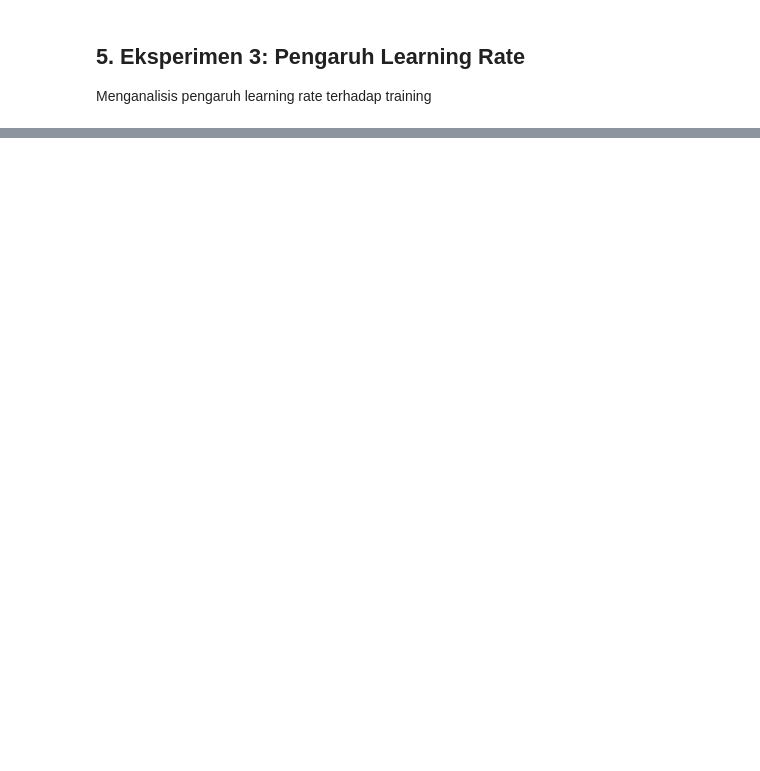
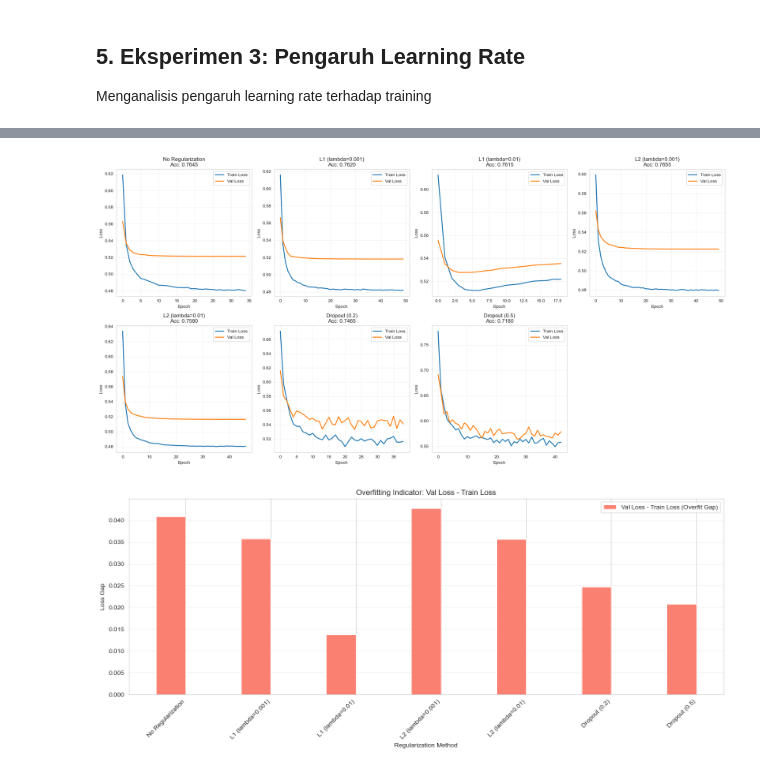
Before and after one commit to danenftyessir/Min-Satu-Ardell_Tubes-1_IF3270, a Jupyter notebook: src/testing.ipynb, the cells around one changed output, grey strips where cells are left out. Drawn from its saved outputs; the diff is of its cells as text; code cells hidden in the pictures; blank space fills up the shorter version.

```diff
--- a/src/testing.ipynb
+++ b/src/testing.ipynb
@@ -360,0 +908,50 @@ for lr, result in lr_results.items():
+# %%
+# Plot perbandingan regularisasi
+fig, axes = plt.subplots(2, 4, figsize=(20, 10))
+axes = axes.flatten()
+
+for i, (reg_name, result) in enumerate(reg_results.items()):
+    axes[i].plot(result['history']['train_loss'], label='Train Loss', linewidth=2)
+    axes[i].plot(result['history']['val_loss'], label='Val Loss', linewidth=2)
+    axes[i].set_title(f'{reg_name}\nAcc: {result["accuracy"]:.4f}')
+    axes[i].set_xlabel('Epoch')
+    axes[i].set_ylabel('Loss')
+    axes[i].legend()
+    axes[i].grid(True, alpha=0.3)
+
+# Remove empty subplot
+axes[7].axis('off')
+
+plt.tight_layout()
+plt.savefig('../data/experiment7_regularization.png', dpi=300, bbox_inches='tight')
+plt.show()
+
+# Plot perbandingan val loss gap (overfitting indicator)
+fig, ax = plt.subplots(figsize=(14, 6))
+
+reg_names = list(reg_results.keys())
+val_gaps = [reg_results[name]['final_val_loss'] - reg_results[name]['final_train_loss'] for name in reg_names]
+accuracies = [reg_results[name]['accuracy'] for name in reg_names]
+
+x = np.arange(len(reg_names))
+width = 0.35
+
+bars1 = ax.bar(x - width/2, val_gaps, width, label='Val Loss - Train Loss (Overfit Gap)', color='salmon')
+ax.set_xlabel('Regularization Method')
+ax.set_ylabel('Loss Gap')
+ax.set_title('Overfitting Indicator: Val Loss - Train Loss')
+ax.set_xticks(x)
+ax.set_xticklabels(reg_names, rotation=45, ha='right')
+ax.legend()
+ax.grid(True, alpha=0.3, axis='y')
+
+plt.tight_layout()
+plt.savefig('../data/experiment7_regularization_overfit.png', dpi=300, bbox_inches='tight')
+plt.show()
+
+print("\nHasil Eksperimen 7 (Regularisasi):")
+for reg_name, result in reg_results.items():
+    print(f"  {reg_name}: Acc={result['accuracy']:.4f}, Train Loss={result['final_train_loss']:.4f}, Val Loss={result['final_val_loss']:.4f}")
+# %% [output]
+[figure, added]
+[figure, added]
```
Also changed, not shown: parts of 31 cells of this notebook.
